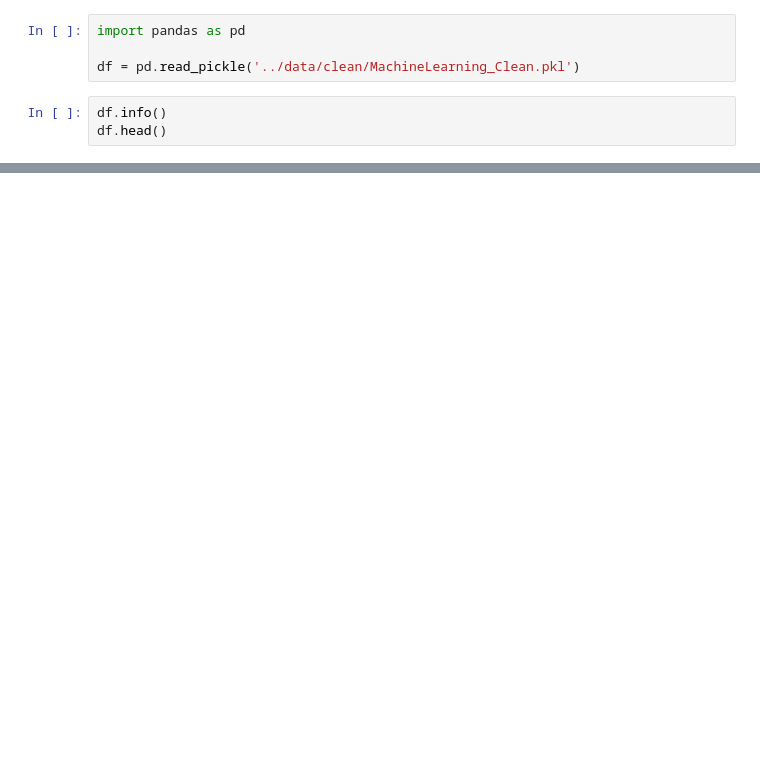
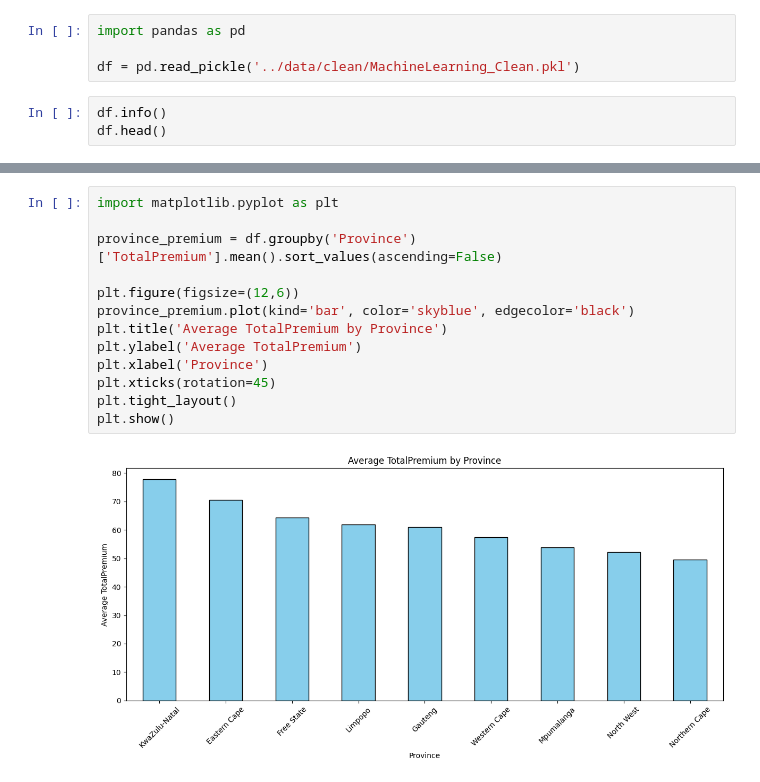
Before and after one commit to RuetGG/AlphaCare-Week3, a Jupyter notebook: notebooks/task-1_analysis.ipynb, the cells around one changed output, grey strips where cells are left out. Saved outputs shown, nothing was run; the diff lists cells and outputs as text; blank space fills up the shorter version.

```diff
--- a/notebooks/task-1_analysis.ipynb
+++ b/notebooks/task-1_analysis.ipynb
@@ -32,0 +110,15 @@ dtype: float64
+# %%
+import matplotlib.pyplot as plt
+
+province_premium = df.groupby('Province')['TotalPremium'].mean().sort_values(ascending=False)
+
+plt.figure(figsize=(12,6))
+province_premium.plot(kind='bar', color='skyblue', edgecolor='black')
+plt.title('Average TotalPremium by Province')
+plt.ylabel('Average TotalPremium')
+plt.xlabel('Province')
+plt.xticks(rotation=45)
+plt.tight_layout()
+plt.show()
+# %% [output]
+[figure, added]
```
Also changed, not shown: parts of 8 cells of this notebook, 1 other file.
